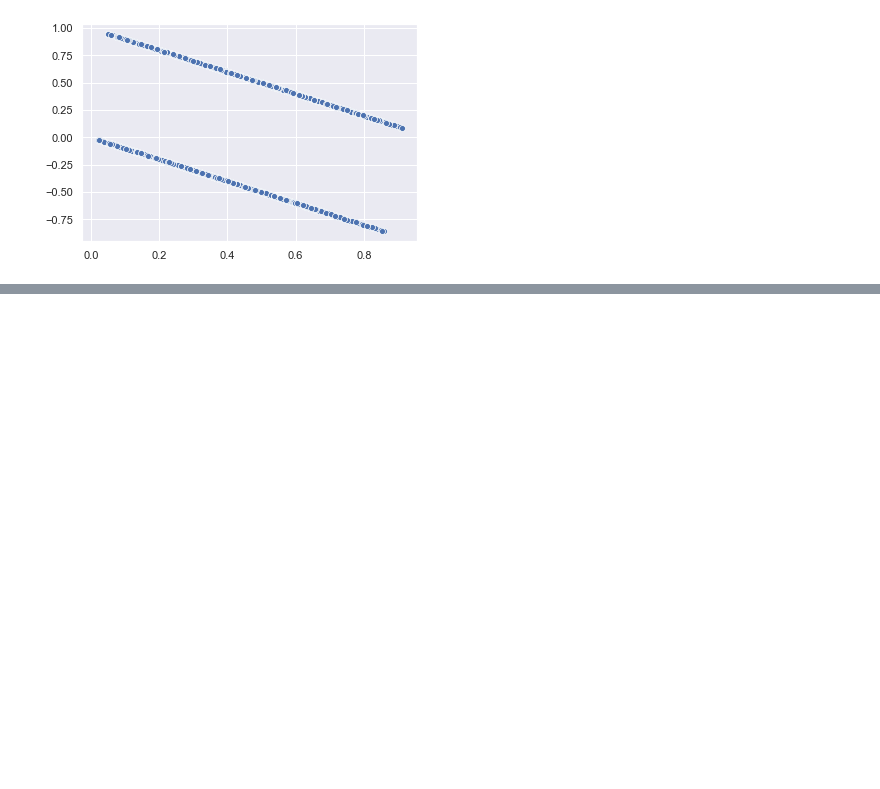
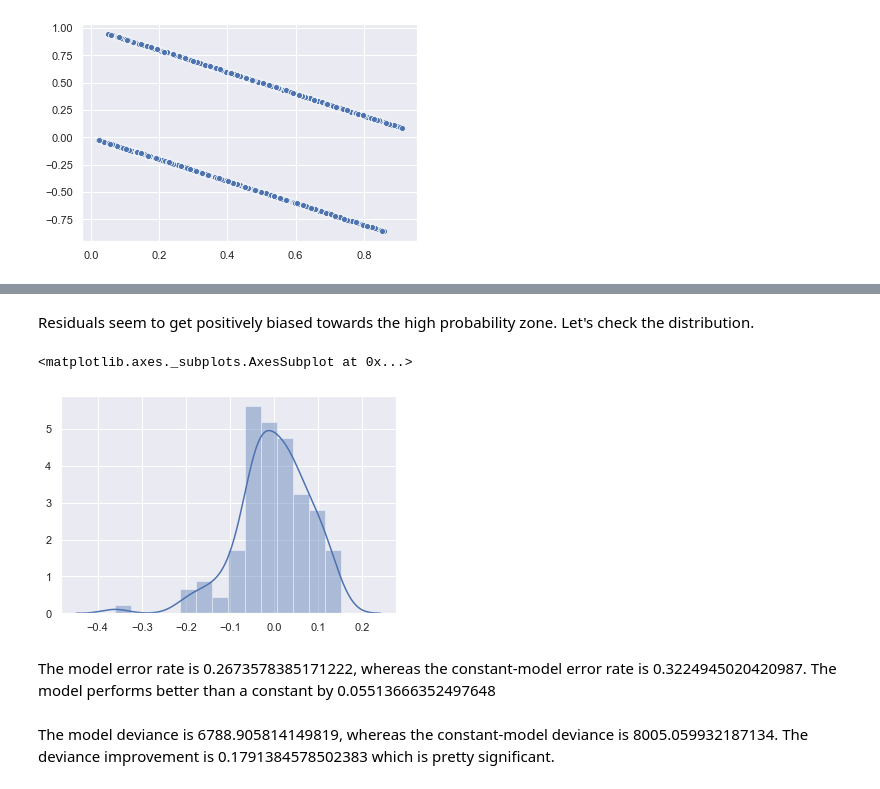
Before and after one commit to jezzarax/arm_book_exercises, a Jupyter notebook: ex54.ipynb, the cells around one changed output, grey strips where cells are left out. Drawn from its saved outputs; the diff is of its cells as text; code cells hidden in the pictures; blank space fills up the shorter version.

Commit message:
Added model interpretation and performance comparison to a null model for ex54

```diff
--- a/ex54.ipynb
+++ b/ex54.ipynb
@@ -221,0 +228,23 @@ ax.figure.set_size_inches(12, 8)
+# %% [markdown]
+Residuals seem to get positively biased towards the high probability zone. Let's check the distribution.
+# %%
+sns.distplot(bin_mean, kde=True)
+# %% [output]
+<matplotlib.axes._subplots.AxesSubplot at 0x...>
+[figure, added]
+# %%
+err_vals = pd.DataFrame({
+    'predicted': pred_values,
+    'observed': affair_df_nrm.was_an_affair
+}).assign(
+    null_mdl=0,
+    is_error=lambda x: (((x.predicted>=0.5) & (x.observed==0)) | ((x.predicted<0.5) & (x.observed==1))).astype('int'),
+    null_error=lambda x: (((x.null_mdl>=0.5) & (x.observed==0)) | ((x.null_mdl<0.5) & (x.observed==1))).astype('int')
+)[['is_error', 'null_error']].mean()
+md(f"The model error rate is {err_vals['is_error']}, whereas the constant-model error rate is {err_vals['null_error']}. The model performs better than a constant by {err_vals['null_error'] - err_vals['is_error']}")
+# %% [output]
+The model error rate is 0.2673578385171222, whereas the constant-model error rate is 0.3224945020420987. The model performs better than a constant by 0.05513666352497648
+# %%
+md(f"The model deviance is {-2 * nrm_mdl.llf}, whereas the constant-model deviance is {-2 * nrm_mdl.llnull}. The deviance improvement is {(nrm_mdl.llnull - nrm_mdl.llf) / nrm_mdl.llf} which is pretty significant.")
+# %% [output]
+The model deviance is 6788.905814149819, whereas the constant-model deviance is 8005.059932187134. The deviance improvement is 0.1791384578502383 which is pretty significant.
```
Also changed, not shown: parts of 6 cells of this notebook.
